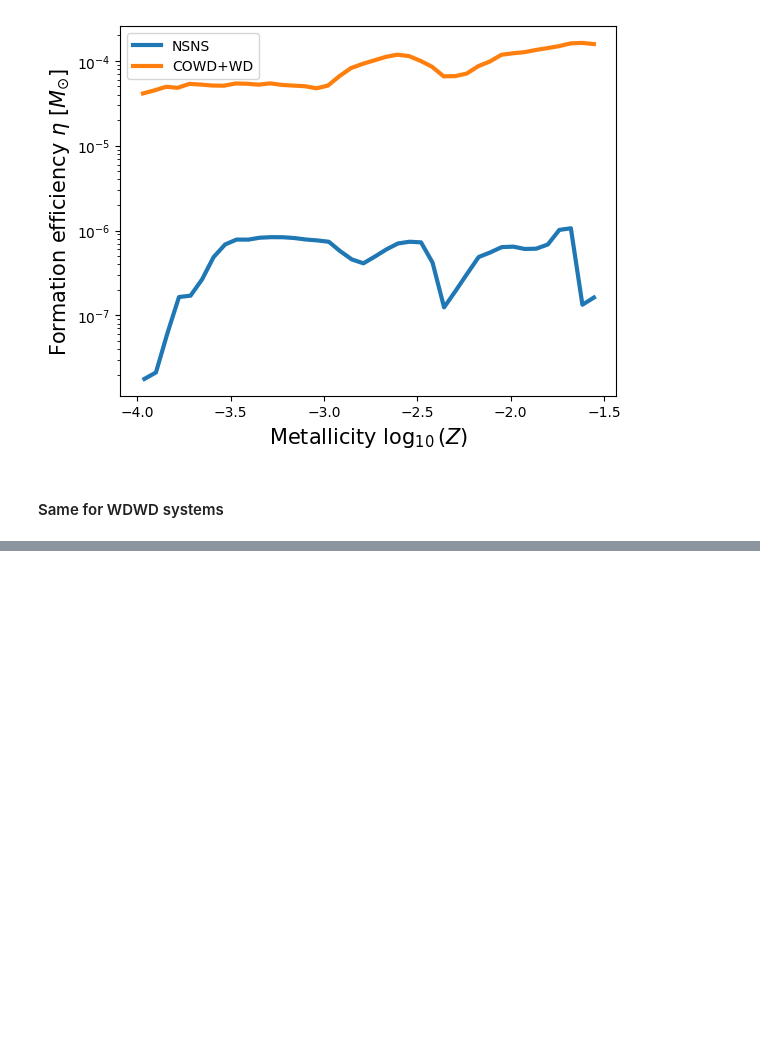
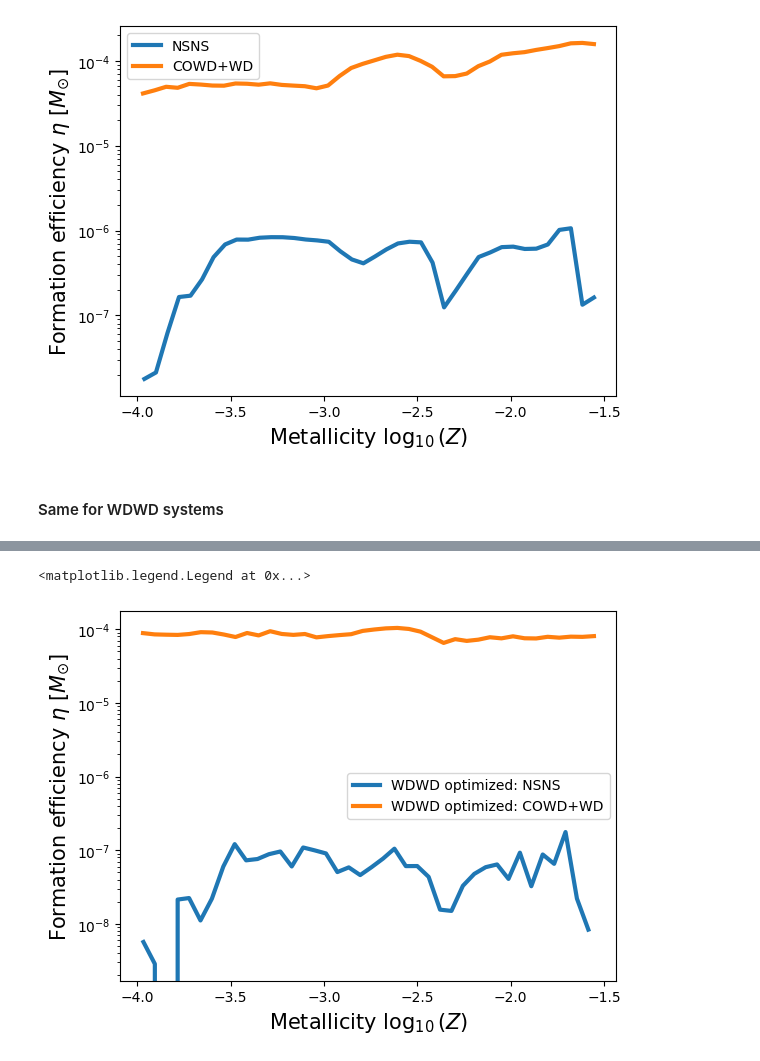
Before and after one commit to melanie-santiago26/research_work, a Jupyter notebook: making_figures/paper_figures/formation_efficencies.ipynb, the cells around one changed output, grey strips where cells are left out. Saved outputs shown, nothing was run; the diff lists cells and outputs as text; code cells hidden in the pictures; blank space fills up the shorter version.

Commit message:
formation efficencies plots

```diff
--- a/making_figures/paper_figures/formation_efficencies.ipynb
+++ b/making_figures/paper_figures/formation_efficencies.ipynb
@@ -405,13 +405,16 @@ Merges_Hubble_Time_WDopt = Data_WDWD['BSE_Double_Compact_Objects']['Merges_Hubbl
 condition_mergers_WDopt = Merges_Hubble_Time_WDopt == True
 # %%
 stellar_types_all_1_WD_opt = DCOs_WDWD['Stellar_Type(1)'][()]
-stellar_types_1_merged_WD_opt = stellar_types_all_1_WD_opt[DCO_mask_WDWD*condition_mergers_WDopt]
+stellar_types_1_merged_WDopt = stellar_types_all_1_WD_opt[DCO_mask_WDWD*condition_mergers_WDopt]
 
 stellar_types_all_2_WDopt = DCOs_WDWD['Stellar_Type(2)'][()]
 stellar_types_2_merged_WDopt = stellar_types_all_2_WDopt[DCO_mask_WDWD*condition_mergers_WDopt]
 
 mixture_weights_all_WDopt = DCOs_WDWD['mixture_weight'][()]
-mixtrue_weights_merged_WDopt = mixture_weights_all_WDopt[DCO_mask_NSNS*condition_mergers]
+mixtrue_weights_merged_WDopt = mixture_weights_all_WDopt[DCO_mask_WDWD*condition_mergers_WDopt]
+
+Metallicity_DCO_WDopt = DCOs_WDWD['Metallicity@ZAMS(1)'][()]
+metallicity_merged_WDopt = Metallicity_DCO_WDopt[DCO_mask_WDWD*condition_mergers_WDopt]
 
 # NSNS bool
 NSNS_systems_bool_merged_WDopt = np.logical_and(stellar_types_1_merged_WDopt==13, stellar_types_2_merged_WDopt==13)
@@ -421,0 +455,40 @@ carbon_oxygen_bool_WDWD_merged_WDopt = np.logical_or(ONeCOWD_bool_WDWD,np.logica
+# %%
+# computing the actual mixture weight, metallicity, and formation efficency
+# NSNS
+mixture_weights_merged_NSNS_WDopt = mixtrue_weights_merged_WDopt[NSNS_systems_bool_merged_WDopt]
+formation_efficiencies_NSNS_WDopt = mixture_weights_merged_NSNS_WDopt/total_mass_evolved_compas_WDopt
+metallicity_merged_NSNS_WDopt = metallicity_merged_WDopt[NSNS_systems_bool_merged_WDopt]
+
+# COWD
+mixture_weights_merged_COWD_WDopt = mixtrue_weights_merged_WDopt[carbon_oxygen_bool_WDWD_merged_WDopt]
+formation_efficiencies_COWD_WDopt = mixture_weights_merged_COWD_WDopt/total_mass_evolved_compas_WDopt
+metallicity_merged_COWD_WDopt = metallicity_merged_WDopt[carbon_oxygen_bool_WDWD_merged_WDopt]
+# %%
+# plotting formation efficencies
+
+# NSNS
+hist_WDopt, bin_edges_WDopt = np.histogram(np.log10(metallicity_merged_NSNS_WDopt), weights=formation_efficiencies_NSNS_WDopt, bins=40, density=True)
+
+bin_centers_WDopt = (bin_edges_WDopt[0:-1] + bin_edges_WDopt[1:])/2
+normalization_WDopt = np.sum(formation_efficiencies_NSNS_WDopt)
+
+# COWD + WD
+hist_COWD_WDopt, bin_edges_COWD_WDopt = np.histogram(np.log10(metallicity_merged_COWD_WDopt), weights=formation_efficiencies_COWD_WDopt, bins=40, density=True)
+
+bin_centers_COWD_WDopt = (bin_edges_COWD_WDopt[0:-1] + bin_edges_COWD_WDopt[1:])/2
+normalization_COWD_WDopt = np.sum(formation_efficiencies_COWD_WDopt)
+
+# plotting
+plt.plot(bin_centers_WDopt, hist_WDopt*normalization_WDopt, lw=3, label='WDWD optimized: NSNS')
+plt.plot(bin_centers_COWD_WDopt, hist_COWD_WDopt*normalization_COWD_WDopt, lw=3, label='WDWD optimized: COWD+WD')
+
+
+plt.yscale('log')
+# plt.ylim(10**-6, 10**-3.5)
+
+plt.ylabel(r'Formation efficiency $\eta \ [M_{\odot}]$', fontsize=15)
+plt.xlabel(r'Metallicity $\log_{10}(Z)$', fontsize=15)
+plt.legend()
+# %% [output]
+<matplotlib.legend.Legend at 0x...>
+[figure, added]
```
Also changed, not shown: parts of 7 cells of this notebook.
